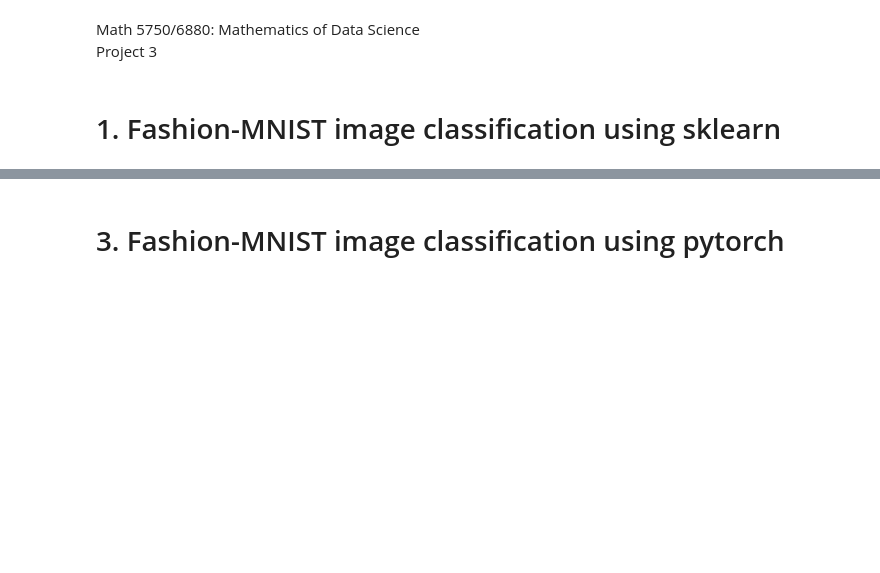
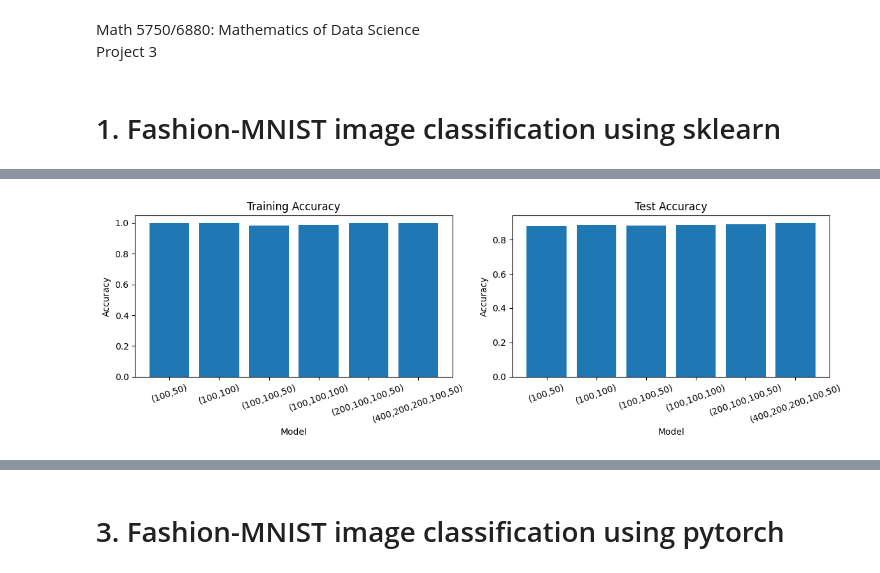
Before and after one commit to yiheng870106/Mathematics-of-Data-Science-Project-3-yiheng, a Jupyter notebook: project3.ipynb, the cells around one changed output, grey strips where cells are left out. Saved outputs shown, nothing was run; the diff lists cells and outputs as text; code cells hidden in the pictures; blank space fills up the shorter version.

```diff
--- a/project3.ipynb
+++ b/project3.ipynb
@@ -42,0 +198,87 @@ print("Classification report",classification_report(y_test,y_pred))
+# %%
+# the number of hidden layers and neurons
+
+configs_hidden_layers = [
+    ("(100,50)", (100,50)),
+    ("(100,100)", (100,100)),
+    ("(100,100,50)", (100,100,50)),
+    ("(100,100,100)", (100,100,100)),
+    ("(200,100,100,50)", (200,100,100,50)),
+    ("(400,200,200,100,50)", (400,200,200,100,50))
+]
+results = []
+loss_curves = {}
+
+for (name,hidden_layers) in configs_hidden_layers:
+  mlp = MLPClassifier(
+    hidden_layer_sizes=hidden_layers,
+    activation='relu',
+    solver='adam',
+    learning_rate_init=0.001,
+    alpha=0.0001,
+    max_iter=300,
+    random_state=1
+  )
+
+  start_time = time.time()
+  mlp.fit(X_train,y_train)
+  end_time = time.time()
+
+  results.append({
+      "name": name,
+      "train_acc": mlp.score(X_train,y_train),
+      "test_acc": mlp.score(X_test,y_test),
+      "training time": end_time - start_time,
+      "number of iterations": mlp.n_iter_
+  })
+  loss_curves[name] = mlp.loss_curve_
+
+
+df_results = pd.DataFrame(results)
+print(df_results)
+
+fig, ax = plt.subplots(1, 2, figsize=(12, 4))
+x_labels = [result["name"] for result in results]
+ax[0].bar(x_labels, [result["train_acc"] for result in results])
+ax[0].set_title("Training Accuracy")
+ax[0].set_xlabel("Model")
+ax[0].set_ylabel("Accuracy")
+ax[0].tick_params(axis='x', rotation=20)
+
+ax[1].bar(x_labels, [result["test_acc"] for result in results])
+ax[1].set_title("Test Accuracy")
+ax[1].set_xlabel("Model")
+ax[1].set_ylabel("Accuracy")
+ax[1].tick_params(axis='x', rotation=20)
+
+plt.tight_layout()
+plt.show()
+
+fig, ax = plt.subplots(1, 2, figsize=(12, 4))
+x_labels = [result["name"] for result in results]
+ax[0].bar(x_labels, [result["training time"] for result in results])
+ax[0].set_title("Training Time")
+ax[0].set_xlabel("Model")
+ax[0].set_ylabel("Time (s)")
+ax[0].tick_params(axis='x', rotation=20)
+
+ax[1].bar(x_labels, [result["number of iterations"] for result in results])
+ax[1].set_title("Number of Iterations")
+ax[1].set_xlabel("Model")
+ax[1].set_ylabel("Iterations")
+ax[1].tick_params(axis='x', rotation=20)
+
+plt.tight_layout()
+plt.show()
+print('\n')
+
+plt.figure(figsize=(11, 7))
+for (name, loss_curve) in loss_curves.items():
+    plt.plot(loss_curve, label=name)
+plt.title("Loss Curve Comparison")
+plt.xlabel("Epochs")
+plt.ylabel("Loss")
+plt.legend()
+plt.grid(True)
+plt.show()
+# %% [output]
@@ -42,0 +300 @@ print("Classification report",classification_report(y_test,y_pred))
+[figure, added]
```
Also changed, not shown: parts of 11 cells of this notebook.
